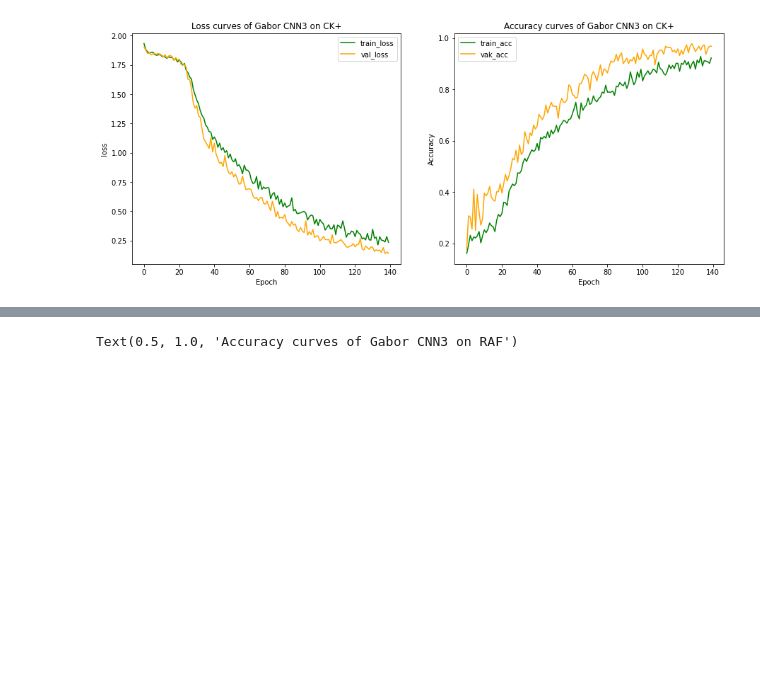
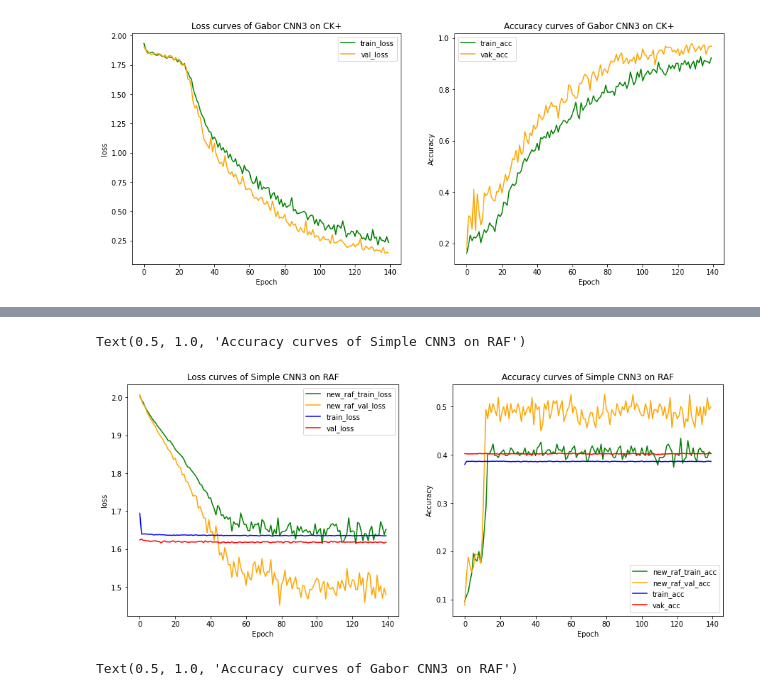
Before and after one commit to XavierZhao7/CS475_FacialExpressionRecognition, a Jupyter notebook: output/curves.ipynb, the cells around one changed output, grey strips where cells are left out. Cells and saved outputs as stored; diff of their text form; code cells hidden in the pictures; blank space fills up the shorter version.

```diff
--- a/output/curves.ipynb
+++ b/output/curves.ipynb
@@ -81,3 +113,38 @@ Text(0.5, 1.0, 'Accuracy curves of Simple CNN3 on RAF')
+# %%
+file_name = "newraf_simplecnn_history_array"
+df =  pd.read_csv(file_name)
+dat = pd.read_csv("raf_simplecnn_history_array")
+
+
+plt.figure(figsize = (15,6))
+
+
+plt.subplot(121)
+plt.plot(df['# train_loss'].values,'green')
+plt.plot(df['val_loss'].values,'orange')
+plt.plot(dat['# train_loss'].values,'blue')
+plt.plot(dat['val_loss'].values,'red')
+
+
+plt.xlabel('Epoch')
+plt.ylabel('loss')
+plt.legend(['new_raf_train_loss','new_raf_val_loss','train_loss','val_loss'])
+plt.title("Loss curves of Simple CNN3 on RAF")
+
+
+plt.subplot(122)
+plt.plot(df.train_acc.values,'green')
+plt.plot(df['val_acc'].values,'orange')
+plt.plot(dat.train_acc.values,'blue')
+plt.plot(dat['val_acc'].values,'red')
+
+plt.xlabel('Epoch')
+plt.ylabel('Accuracy')
+plt.legend(['new_raf_train_acc','new_raf_val_acc','train_acc','vak_acc'])
+plt.title("Accuracy curves of Simple CNN3 on RAF")
+# %% [output]
+Text(0.5, 1.0, 'Accuracy curves of Simple CNN3 on RAF')
+[figure, added]
 # %%
 file_name = "raf_gaborcnn_history_array"
 df =  pd.read_csv(file_name)
```
Also changed, not shown: parts of 3 cells of this notebook, 18 other files.
